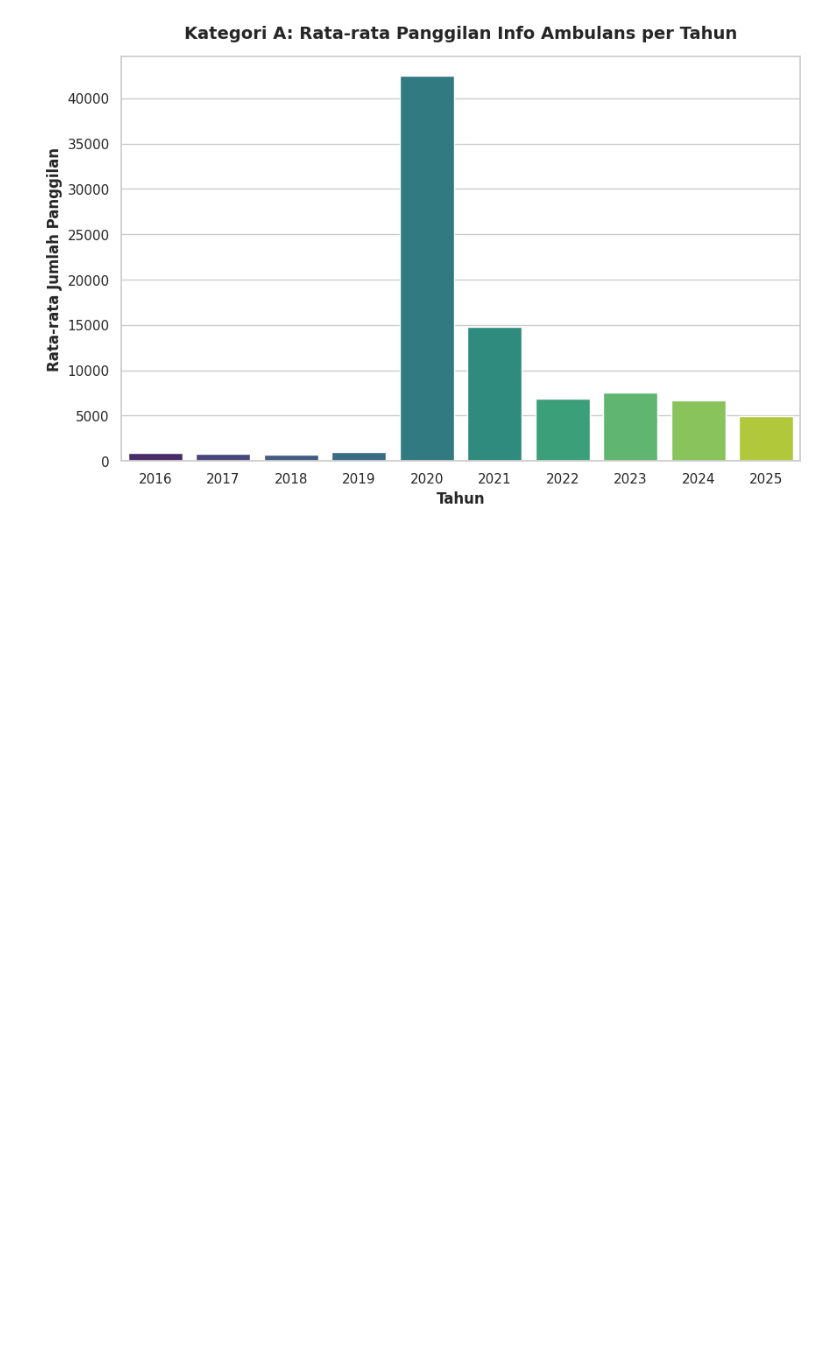
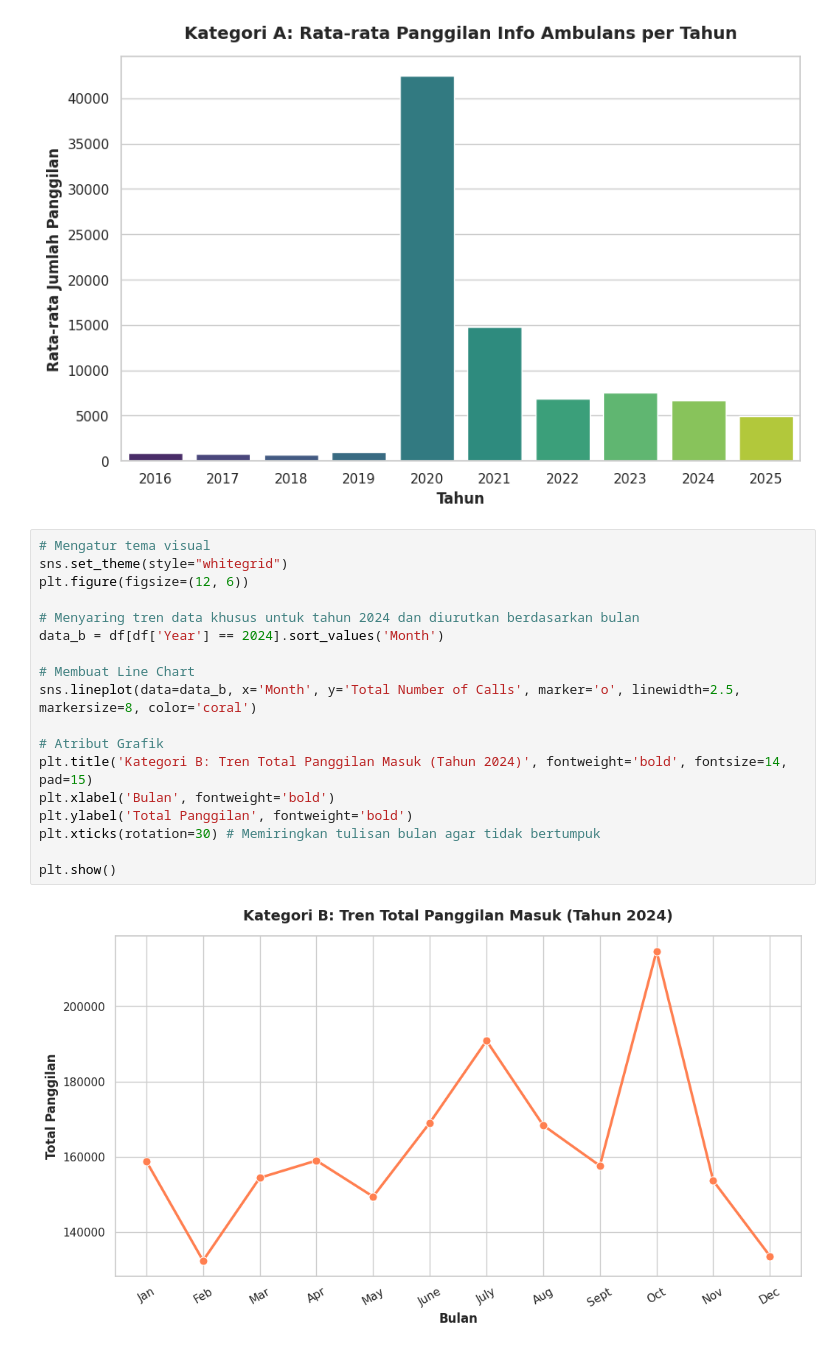
Before and after one commit to Muhafikri-ARC/Post-Test_Kelompok-2, a Jupyter notebook: Post Test Kelompok 2.ipynb, the cells around one changed output. Cells and saved outputs as stored; diff of their text form; blank space fills up the shorter version.

```diff
--- a/Post Test Kelompok 2.ipynb
+++ b/Post Test Kelompok 2.ipynb
@@ -68,3 +68,23 @@ Passing `palette` without assigning `hue` is deprecated and will be removed in v
 
   sns.barplot(data=data_a, x='Year', y='Number of Total Ambulance Information', palette='viridis')
 [figure]
+# %%
+# Mengatur tema visual
+sns.set_theme(style="whitegrid")
+plt.figure(figsize=(12, 6))
+
+# Menyaring tren data khusus untuk tahun 2024 dan diurutkan berdasarkan bulan
+data_b = df[df['Year'] == 2024].sort_values('Month')
+
+# Membuat Line Chart
+sns.lineplot(data=data_b, x='Month', y='Total Number of Calls', marker='o', linewidth=2.5, markersize=8, color='coral')
+
+# Atribut Grafik
+plt.title('Kategori B: Tren Total Panggilan Masuk (Tahun 2024)', fontweight='bold', fontsize=14, pad=15)
+plt.xlabel('Bulan', fontweight='bold')
+plt.ylabel('Total Panggilan', fontweight='bold')
+plt.xticks(rotation=30) # Memiringkan tulisan bulan agar tidak bertumpuk
+
+plt.show()
+# %% [output]
+[figure, added]
```
Also changed, not shown: parts of 3 cells of this notebook.
